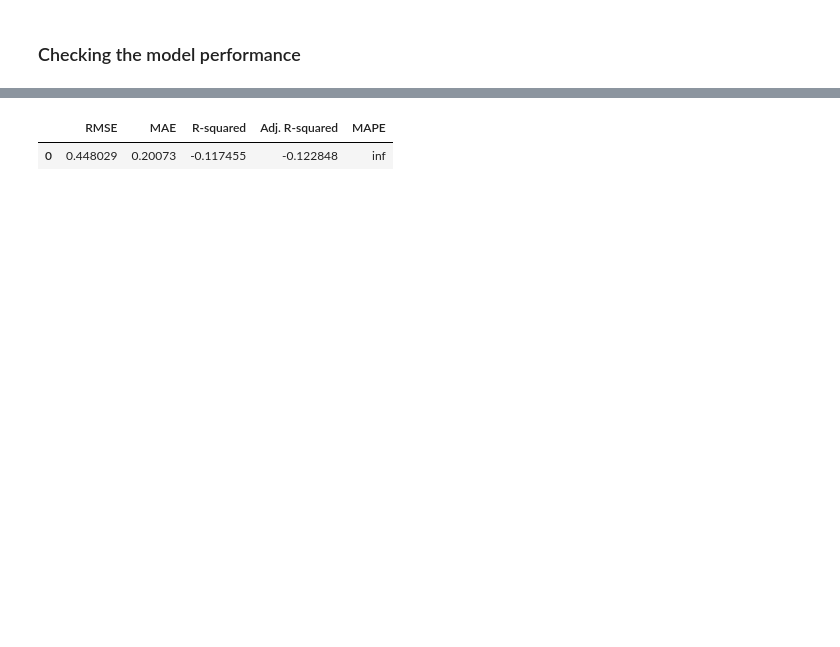
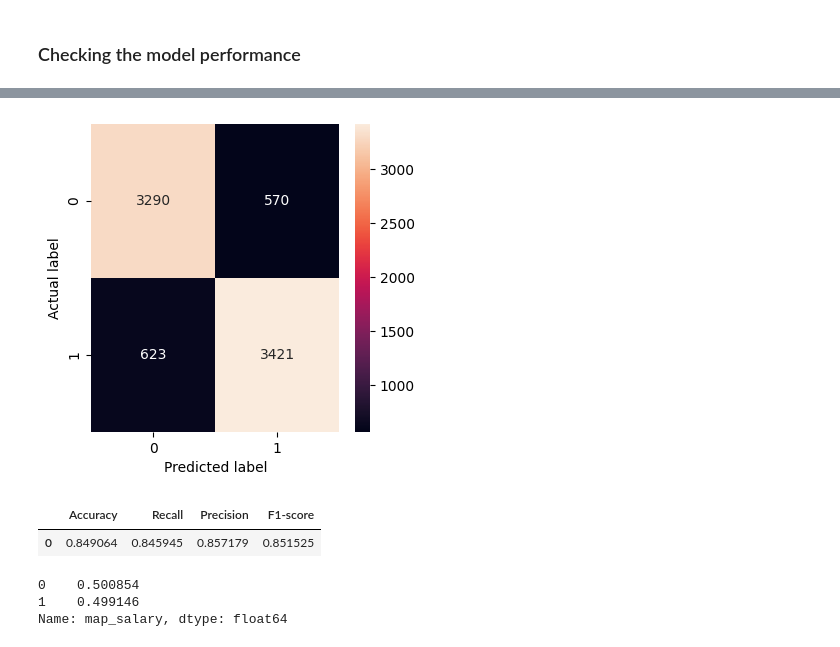
Before and after one commit to jerryola1/Logistic-Regression, a Jupyter notebook: Logistic-Regression.ipynb, the cells around one changed output, grey strips where cells are left out. Cells and saved outputs as stored; diff of their text form; code cells hidden in the pictures; blank space fills up the shorter version.

```diff
--- a/Logistic-Regression.ipynb
+++ b/Logistic-Regression.ipynb
@@ -417,8 +467,8 @@ X_val.shape
 scaler = StandardScaler()
 
 # Transform the training, validation, and testing data
-X_train_scaled = scaler.fit_transform(X_train)
-X_val_scaled = scaler.transform(X_val)
-X_test_scaled = scaler.transform(X_test)
+X_train2 = scaler.fit_transform(X_train)
+X_val2 = scaler.transform(X_val)
+X_test2 = scaler.transform(X_test)
 # %%
 # train the model
@@ -427,7 +477,6 @@ from sklearn.metrics import r2_score, mean_squared_error, mean_absolute_error
 # %%
 # create an instance
-log_regression = LogisticRegression()
-
+dec_tree = DecisionTreeClassifier(random_state=0)
 # Train the model on the scaled training data
-log_regression.fit(X_train_scaled, y_train)
+dec_tree.fit(X_train_scaled, y_train_sm)
 # %% [output]
@@ -451,6 +493,13 @@ log_reg_train
 # %%
-log_reg_val = model_performance_regression(log_regression, X_val_scaled, y_val)
-log_reg_val
+dec_tree_val = model_performance_classification(dec_tree, X_val_scaled, y_val_sm)
+dec_tree_val
 # %% [output]
+[figure, added]
-|  | RMSE | MAE | R-squared | Adj. R-squared | MAPE |
-| 0 | 0.448029 | 0.20073 | -0.117455 | -0.122848 | inf |
+|  | Accuracy | Recall | Precision | F1-score |
+| 0 | 0.849064 | 0.845945 | 0.857179 | 0.851525 |
+# %%
+y_train_sm.value_counts(normalize=True)
+# %% [output]
+0    0.500854
+1    0.499146
+Name: map_salary, dtype: float64
```
Also changed, not shown: parts of 71 cells of this notebook.
